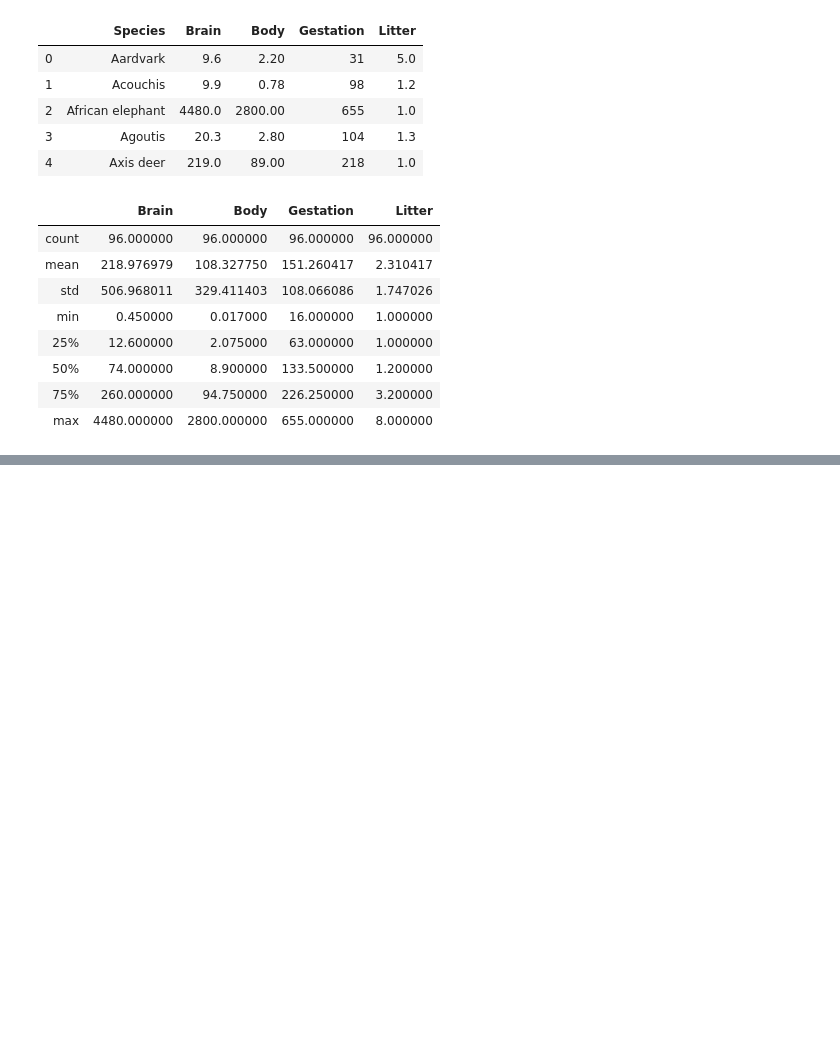
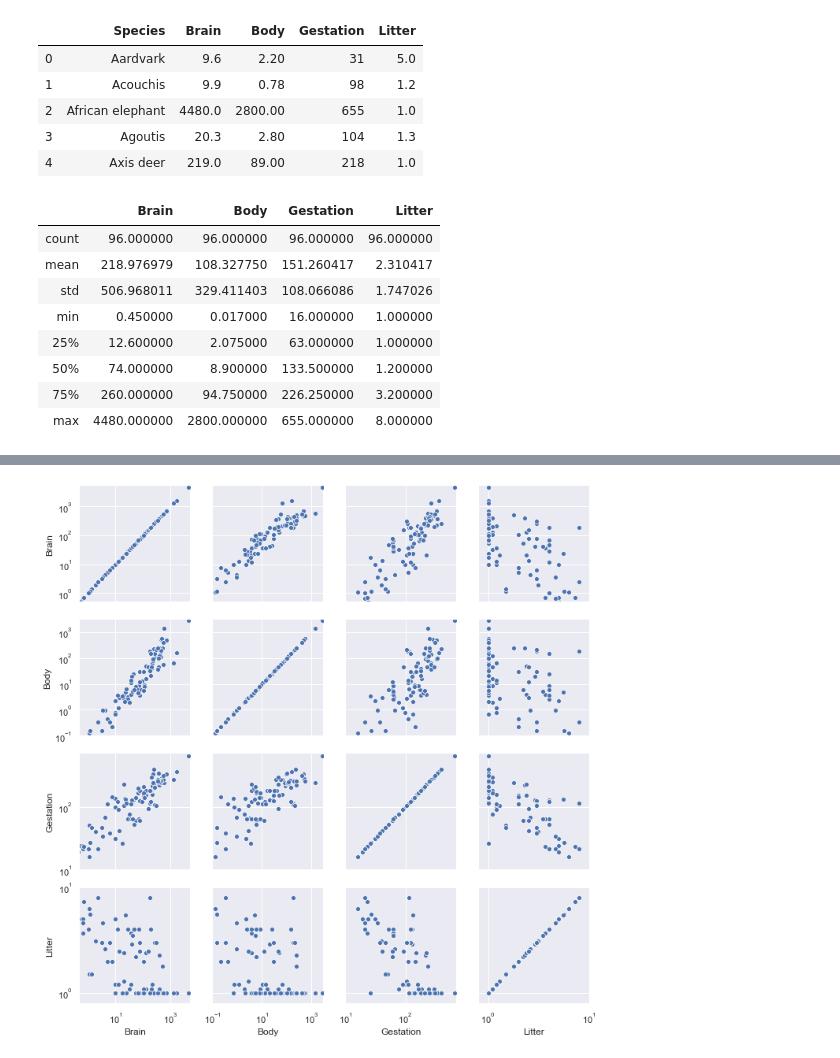
Before and after one commit to quintusdias/sleuth3, a Jupyter notebook: ch09/brainsize.ipynb, the cells around one changed output, grey strips where cells are left out. Cells and saved outputs as stored; diff of their text form; code cells hidden in the pictures; blank space fills up the shorter version.

```diff
--- a/ch09/brainsize.ipynb
+++ b/ch09/brainsize.ipynb
@@ -38,0 +48,13 @@ summary
+# %%
+xylim_map = {0: [0.5, 5000], 1: [0.1, 3000], 2: [10, 700], 3: [0.8, 10]}
+g = sns.PairGrid(df)
+g.map(sns.scatterplot)
+for ridx, row in enumerate(g.axes):
+    ymin, ymax = xylim_map[ridx]
+    for cidx, ax in enumerate(row):
+        xmin, xmax = xylim_map[cidx]
+        ax.set(xscale='log', yscale='log')
+        ax.set_ylim(bottom=ymin, top=ymax)
+        ax.set_xlim(left=xmin, right=xmax)
+# %% [output]
+[figure, added]
```
Also changed, not shown: parts of 3 cells of this notebook, 4 other files.
